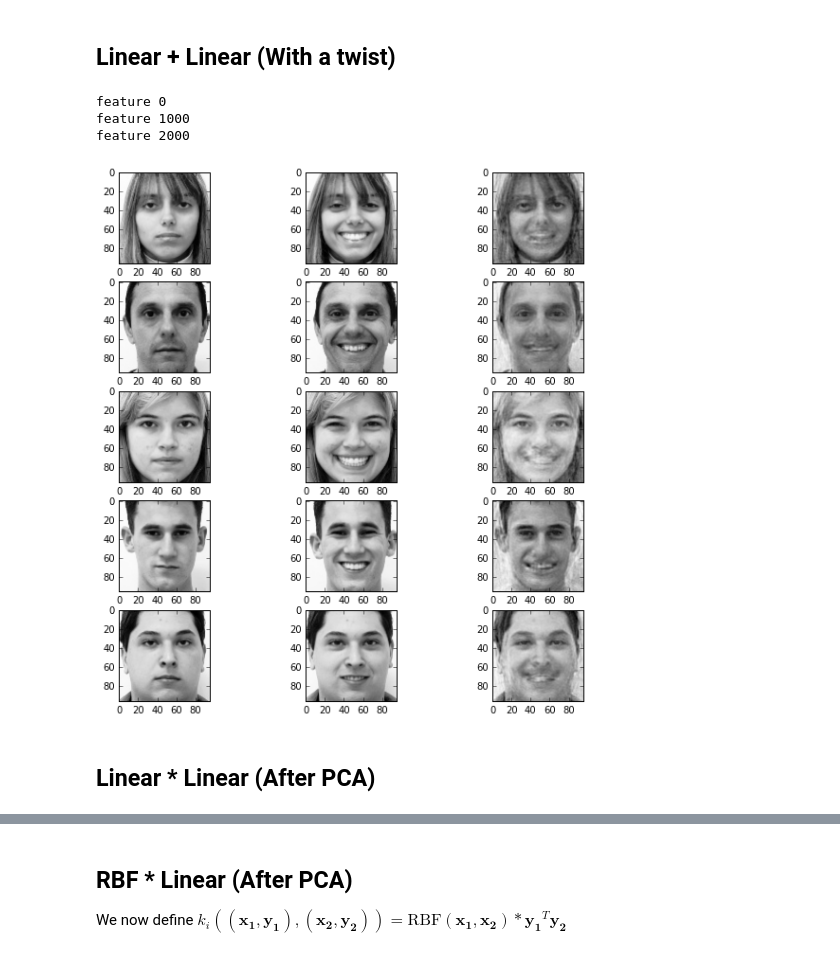
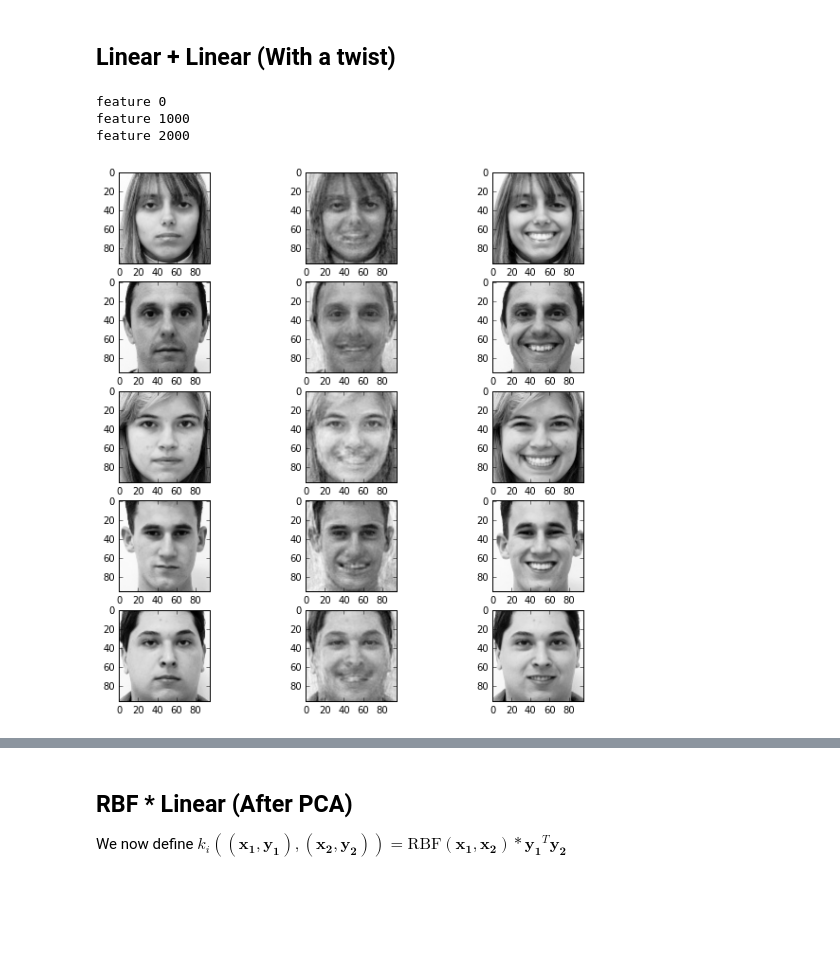
Before and after one commit to ehlemur-zz/BP, a Jupyter notebook: Structured Output Prediction (Faces).ipynb, the cells around one changed output, grey strips where cells are left out. Saved outputs shown, nothing was run; the diff lists cells and outputs as text; code cells hidden in the pictures; blank space fills up the shorter version.

```diff
--- a/Structured Output Prediction (Faces).ipynb
+++ b/Structured Output Prediction (Faces).ipynb
@@ -265,22 +265,20 @@ feature 2000
 # %%
 class LpL2:
   def set_x(self, X1, X2):
     self.X = X1.dot(X2.T)
   def set_y(self, Y1, Y2):
     self.Y = Y1.dot(Y2.T)
     self.Y1 = Y1.T
     self.Y2 = Y2.T
   def __call__(self, k):
     K = np.outer(self.Y1[k], self.Y2[k])
     return self.X + self.Y - K
 
-lpl = LemurSOAR(neutral_training_pca, smiling_training_pca - neutral_training_pca, LpL2(), override=True)
-lpl_predictions = (lpl.predict(neutral_test_pca) + neutral_test_pca).dot(V.T)
-lemur_util.plot_predictions(neutral_test, smiling_test, lpl_predictions)
+lpl_twist = LemurSOAR(neutral_training_pca, smiling_training_pca - neutral_training_pca, LpL2(), override=True)
+lpl_twist_predictions = (lpl_twist.predict(neutral_test_pca) + neutral_test_pca).dot(V.T)
+lemur_util.plot_predictions(neutral_test, lpl_twist_predictions, smiling_test)
 # %% [output]
 feature 0
 feature 1000
 feature 2000
-[figure, old version]
+[figure, new version]
-# %% [markdown]
-## Linear * Linear (After PCA)
```
Also changed, not shown: parts of 10 cells of this notebook.
